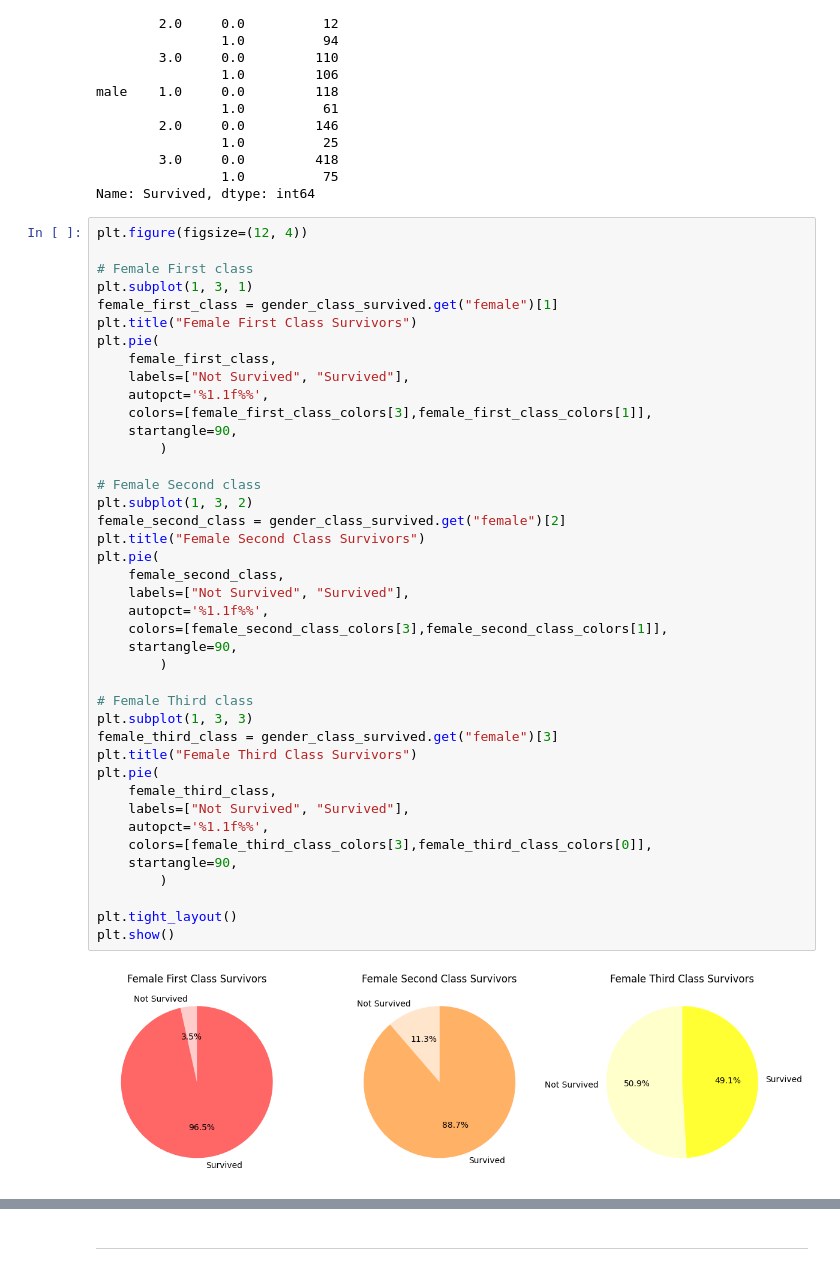
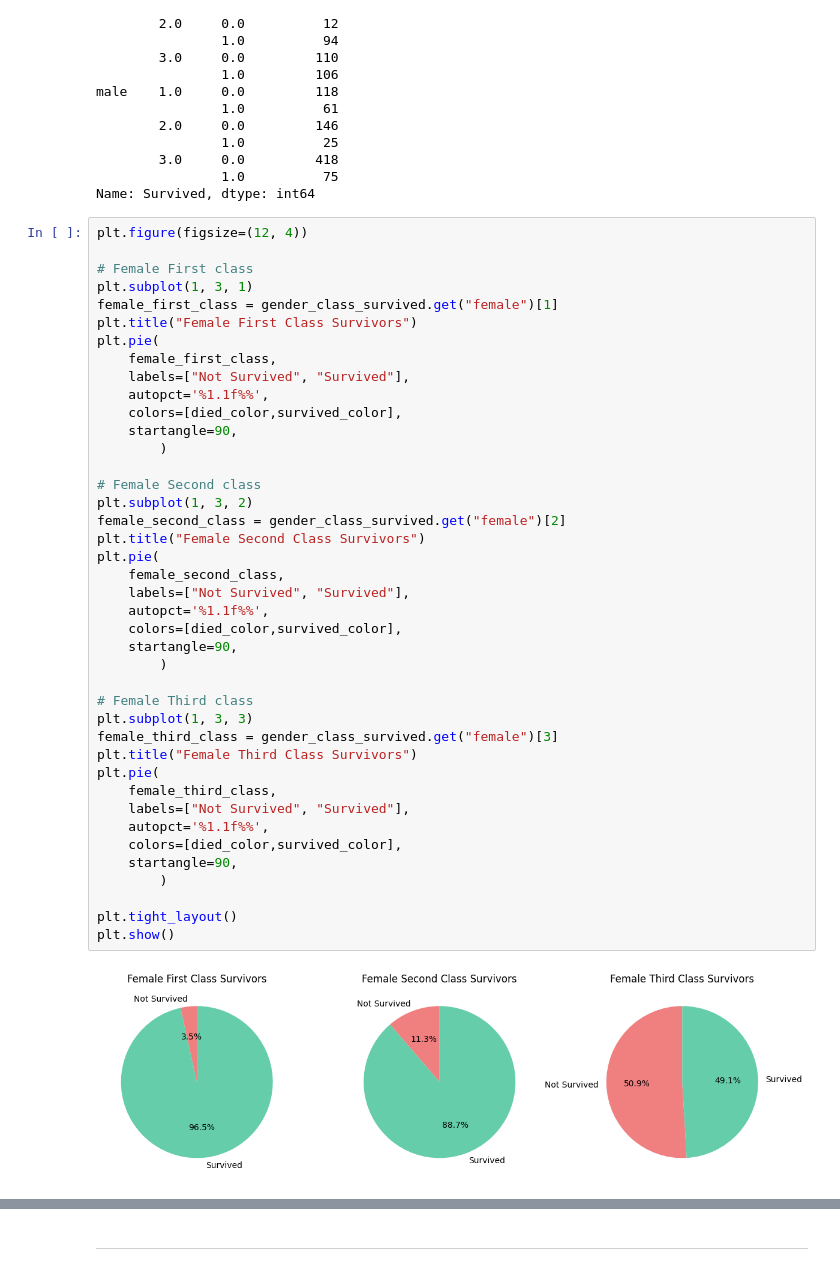
Before and after one commit to davidedigrande/titanic-dataset-eda, a Jupyter notebook: notebook.ipynb, the cells around one changed output, grey strips where cells are left out. Drawn from its saved outputs; the diff is of its cells as text.

```diff
--- a/notebook.ipynb
+++ b/notebook.ipynb
@@ -635,38 +648,38 @@ plt.pie(
     female_first_class,
     labels=["Not Survived", "Survived"],
     autopct='%1.1f%%',
-    colors=[female_first_class_colors[3],female_first_class_colors[1]],
+    colors=[died_color,survived_color],
     startangle=90,
         )
 
 # Female Second class
 plt.subplot(1, 3, 2)
 female_second_class = gender_class_survived.get("female")[2]
 plt.title("Female Second Class Survivors")
 plt.pie(
     female_second_class,
     labels=["Not Survived", "Survived"],
     autopct='%1.1f%%',
-    colors=[female_second_class_colors[3],female_second_class_colors[1]],
+    colors=[died_color,survived_color],
     startangle=90,
         )
 
 # Female Third class
 plt.subplot(1, 3, 3)
 female_third_class = gender_class_survived.get("female")[3]
 plt.title("Female Third Class Survivors")
 plt.pie(
     female_third_class,
     labels=["Not Survived", "Survived"],
     autopct='%1.1f%%',
-    colors=[female_third_class_colors[3],female_third_class_colors[0]],
+    colors=[died_color,survived_color],
     startangle=90,
         )
 
 plt.tight_layout()
 plt.show()
 # %% [output]
-[figure, old version]
+[figure, new version]
 # %%
 plt.figure(figsize=(12, 4))
 
```
Also changed, not shown: parts of 16 cells of this notebook.
